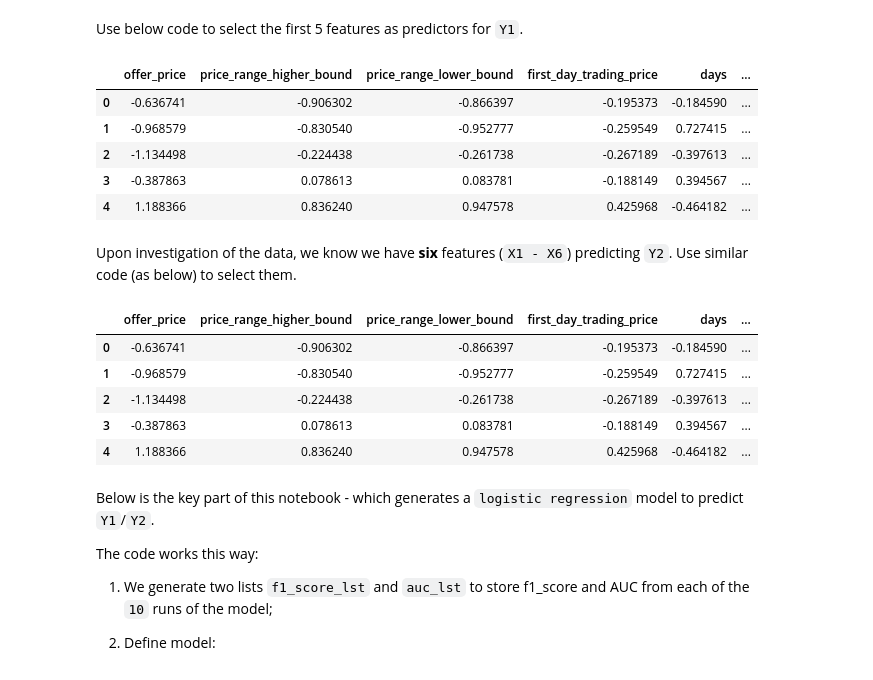
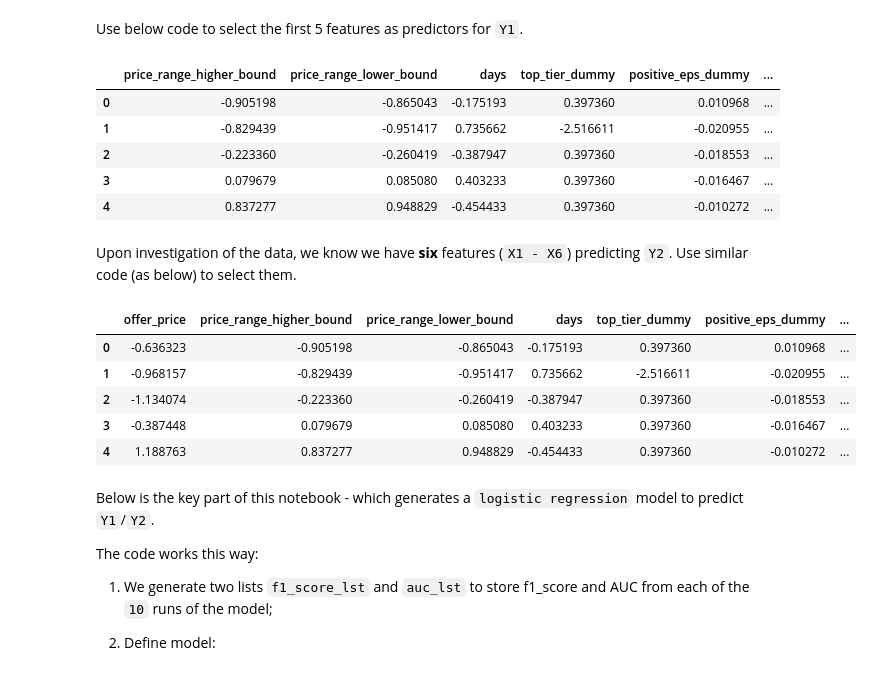
Before and after one commit to BA545-SP2019/2019-competition1-mike-ben-angus, a Jupyter notebook: Evaluation-Code-V0.ipynb, the cells around one changed output. Cells and saved outputs as stored; diff of their text form; code cells hidden in the pictures.

```diff
--- a/Evaluation-Code-V0.ipynb
+++ b/Evaluation-Code-V0.ipynb
@@ -35,7 +35,7 @@ __NOTE__:
 1. Your dataset maybe very different from the sample dataset.
 2. Please follow this structure when submitting your dataset.
 # %%
-data = pd.read_csv('mean.csv', header=0)
+data = pd.read_csv('median.csv', header=0)
 data.head()
 # %% [output]
 |  | Unnamed: 0 | ticker | company_name | offer_price | price_range_higher_bound | price_range_lower_bound | ... |
@@ -109,27 +109,27 @@ cols[:-3]
 # %% [markdown]
 Use below code to select the first 5 features as predictors for `Y1`.
 # %%
-predictors_y1 = data[cols[:-3]].drop(['Unnamed: 0','ticker','company_name'],1)
+predictors_y1 = data[cols[:-3]].drop(['Unnamed: 0','ticker','company_name','offer_price','first_day_trading_price'],1)
 predictors_y1.head()
 # %% [output]
-|  | offer_price | price_range_higher_bound | price_range_lower_bound | first_day_trading_price | days | ... |
-| 0 | -0.636741 | -0.906302 | -0.866397 | -0.195373 | -0.184590 | ... |
-| 1 | -0.968579 | -0.830540 | -0.952777 | -0.259549 | 0.727415 | ... |
-| 2 | -1.134498 | -0.224438 | -0.261738 | -0.267189 | -0.397613 | ... |
-| 3 | -0.387863 | 0.078613 | 0.083781 | -0.188149 | 0.394567 | ... |
-| 4 | 1.188366 | 0.836240 | 0.947578 | 0.425968 | -0.464182 | ... |
+|  | price_range_higher_bound | price_range_lower_bound | days | top_tier_dummy | positive_eps_dummy | ... |
+| 0 | -0.905198 | -0.865043 | -0.175193 | 0.397360 | 0.010968 | ... |
+| 1 | -0.829439 | -0.951417 | 0.735662 | -2.516611 | -0.020955 | ... |
+| 2 | -0.223360 | -0.260419 | -0.387947 | 0.397360 | -0.018553 | ... |
+| 3 | 0.079679 | 0.085080 | 0.403233 | 0.397360 | -0.016467 | ... |
+| 4 | 0.837277 | 0.948829 | -0.454433 | 0.397360 | -0.010272 | ... |
 # %% [markdown]
 Upon investigation of the data, we know we have __six__ features (`X1 - X6`) predicting `Y2`. Use similar code (as below) to select them.
 # %%
-predictors_y2 = data[cols[:-2]].drop(['Unnamed: 0','ticker','company_name'],1)
+predictors_y2 = data[cols[:-2]].drop(['Unnamed: 0','ticker','company_name','first_day_trading_price'],1)
 predictors_y2.head()
 # %% [output]
-|  | offer_price | price_range_higher_bound | price_range_lower_bound | first_day_trading_price | days | ... |
-| 0 | -0.636741 | -0.906302 | -0.866397 | -0.195373 | -0.184590 | ... |
-| 1 | -0.968579 | -0.830540 | -0.952777 | -0.259549 | 0.727415 | ... |
-| 2 | -1.134498 | -0.224438 | -0.261738 | -0.267189 | -0.397613 | ... |
-| 3 | -0.387863 | 0.078613 | 0.083781 | -0.188149 | 0.394567 | ... |
-| 4 | 1.188366 | 0.836240 | 0.947578 | 0.425968 | -0.464182 | ... |
+|  | offer_price | price_range_higher_bound | price_range_lower_bound | days | top_tier_dummy | positive_eps_dummy | ... |
+| 0 | -0.636323 | -0.905198 | -0.865043 | -0.175193 | 0.397360 | 0.010968 | ... |
+| 1 | -0.968157 | -0.829439 | -0.951417 | 0.735662 | -2.516611 | -0.020955 | ... |
+| 2 | -1.134074 | -0.223360 | -0.260419 | -0.387947 | 0.397360 | -0.018553 | ... |
+| 3 | -0.387448 | 0.079679 | 0.085080 | 0.403233 | 0.397360 | -0.016467 | ... |
+| 4 | 1.188763 | 0.837277 | 0.948829 | -0.454433 | 0.397360 | -0.010272 | ... |
 # %% [markdown]
 Below is the key part of this notebook - which generates a `logistic regression` model to predict `Y1`/`Y2`.
 
```
Also changed, not shown: parts of 3 cells of this notebook, 1 other file.
